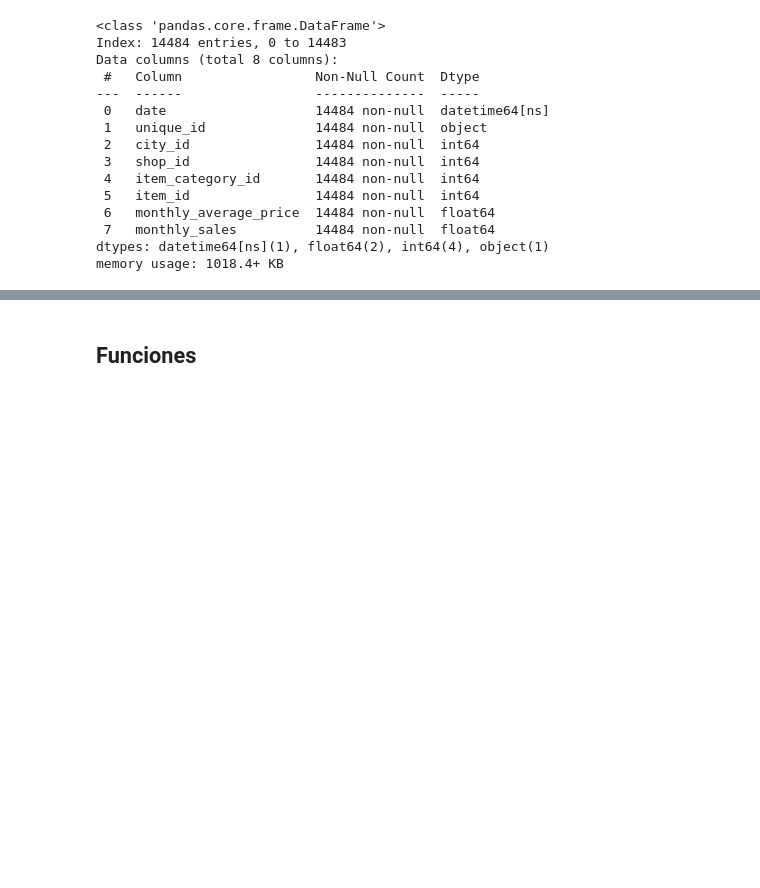
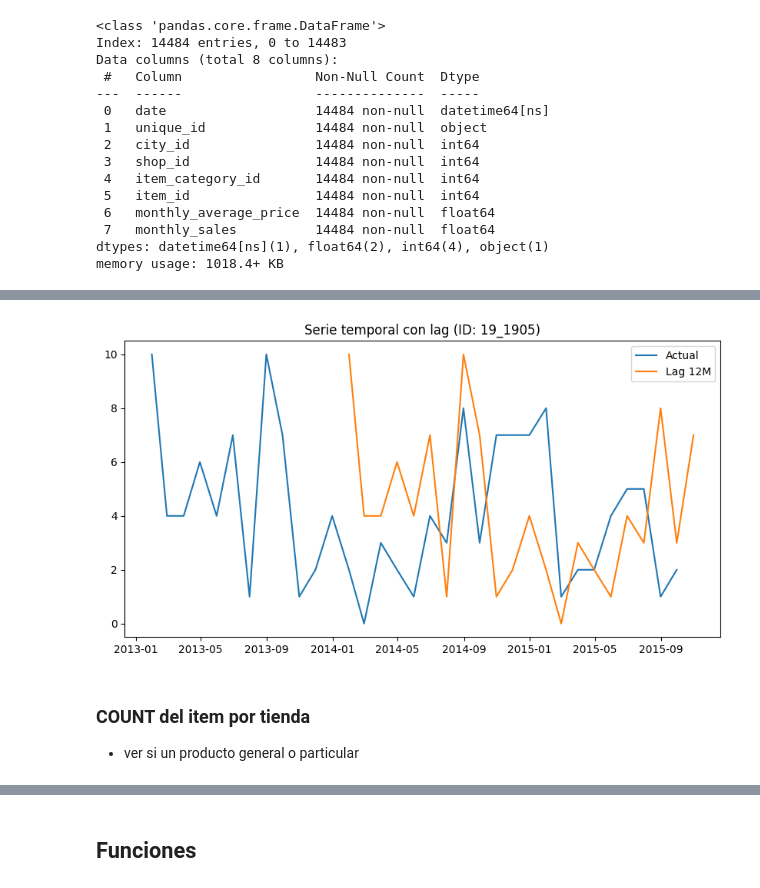
Before and after one commit to leoaguado/E3_Unsupervised_Machine_Learning, a Jupyter notebook: ML_time_series.ipynb, the cells around one changed output, grey strips where cells are left out. Drawn from its saved outputs; the diff is of its cells as text; code cells hidden in the pictures; blank space fills up the shorter version.

```diff
--- a/ML_time_series.ipynb
+++ b/ML_time_series.ipynb
@@ -370,0 +444,21 @@ memory usage: 1018.4+ KB
+# %%
+df_features = df_features.sort_values(["unique_id", "date"])
+
+for lag in [1, 6, 12]:
+    df_features[f"lag_{lag}M"] = df_features.groupby("unique_id")["monthly_sales"].shift(lag)
+# %%
+# Visualizacion, una serie aleatoria
+example_id = np.random.choice(df_features["unique_id"].unique())
+subset = df_features[df_features["unique_id"] == example_id]
+
+plt.figure(figsize=(10,5))
+plt.plot(subset["date"], subset["monthly_sales"], label="Actual")
+plt.plot(subset["date"], subset["lag_12M"], label="Lag 12M")
+plt.title(f"Serie temporal con lag (ID: {example_id})")
+plt.legend()
+plt.show()
+# %% [output]
+[figure, added]
+# %% [markdown]
+### COUNT del item por tienda
+- ver si un producto general o particular
```
Also changed, not shown: parts of 26 cells of this notebook.
